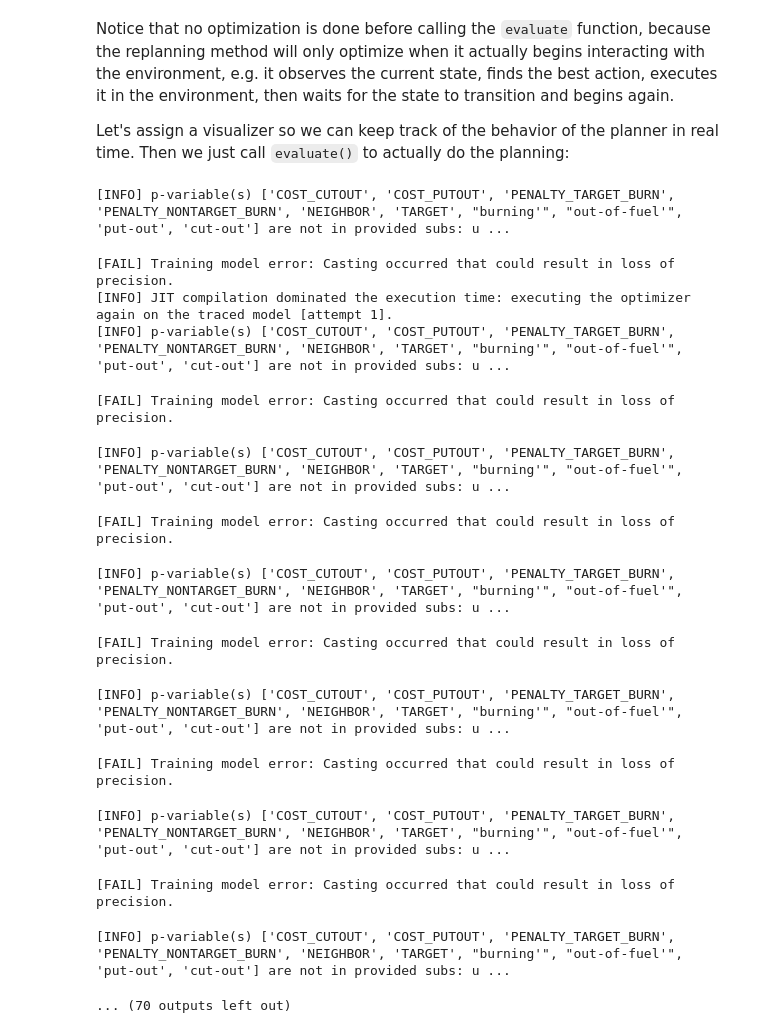
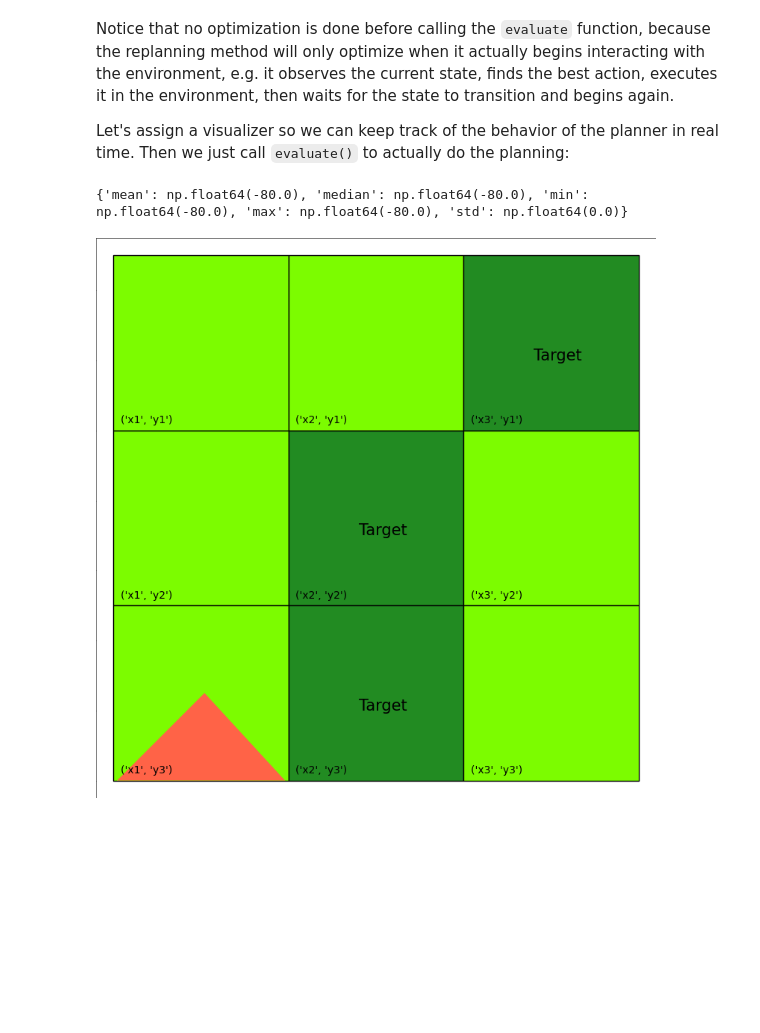
Before and after one commit to pyrddlgym-project/pyRDDLGym, a Jupyter notebook: docs/notebooks/closed_loop_replanning_with_jaxplan.ipynb, the cells around one changed output. Drawn from its saved outputs; the diff is of its cells as text; code cells hidden in the pictures; blank space fills up the shorter version.

```diff
--- a/docs/notebooks/closed_loop_replanning_with_jaxplan.ipynb
+++ b/docs/notebooks/closed_loop_replanning_with_jaxplan.ipynb
@@ -44,4 +45,4 @@ planner_args, _, train_args = load_config_from_string(config)
 We now initialize and run our controller. We will **set ``train_seconds`` to 1 to indicate that we want to optimize for 1 second per decision time step**:
 # %%
 planner = JaxBackpropPlanner(rddl=env.model, **planner_args)
-agent = JaxOnlineController(planner, print_summary=False, train_seconds=1, **train_args)
+agent = JaxOnlineController(planner, print_summary=False, print_progress=False, train_seconds=1, **train_args)
@@ -58,25 +53,12 @@ Let's assign a visualizer so we can keep track of the behavior of the planner in
 # %%
 if not os.path.exists('frames'):
     os.makedirs('frames')
 recorder = MovieGenerator("frames", "wildfire", max_frames=env.horizon)
 env.set_visualizer(viz=None, movie_gen=recorder)
 
-agent.evaluate(env, episodes=1, render=True)
+print(agent.evaluate(env, episodes=1, render=True))
 env.close()
 Image(filename='frames/wildfire_0.gif')
 # %% [output]
-[INFO] p-variable(s) ['COST_CUTOUT', 'COST_PUTOUT', 'PENALTY_TARGET_BURN', 'PENALTY_NONTARGET_BURN', 'NEIGHBOR', 'TARGET', "burning'", "out-of-fuel'", 'put-out', 'cut-out'] are not in provided subs: u ...
+{'mean': np.float64(-80.0), 'median': np.float64(-80.0), 'min': np.float64(-80.0), 'max': np.float64(-80.0), 'std': np.float64(0.0)}
-[FAIL] Training model error: Casting occurred that could result in loss of precision.
-[INFO] JIT compilation dominated the execution time: executing the optimizer again on the traced model [attempt 1].
-[INFO] p-variable(s) ['COST_CUTOUT', 'COST_PUTOUT', 'PENALTY_TARGET_BURN', 'PENALTY_NONTARGET_BURN', 'NEIGHBOR', 'TARGET', "burning'", "out-of-fuel'", 'put-out', 'cut-out'] are not in provided subs: u ...
-[FAIL] Training model error: Casting occurred that could result in loss of precision.
-[INFO] p-variable(s) ['COST_CUTOUT', 'COST_PUTOUT', 'PENALTY_TARGET_BURN', 'PENALTY_NONTARGET_BURN', 'NEIGHBOR', 'TARGET', "burning'", "out-of-fuel'", 'put-out', 'cut-out'] are not in provided subs: u ...
-[FAIL] Training model error: Casting occurred that could result in loss of precision.
-[INFO] p-variable(s) ['COST_CUTOUT', 'COST_PUTOUT', 'PENALTY_TARGET_BURN', 'PENALTY_NONTARGET_BURN', 'NEIGHBOR', 'TARGET', "burning'", "out-of-fuel'", 'put-out', 'cut-out'] are not in provided subs: u ...
-[FAIL] Training model error: Casting occurred that could result in loss of precision.
-[INFO] p-variable(s) ['COST_CUTOUT', 'COST_PUTOUT', 'PENALTY_TARGET_BURN', 'PENALTY_NONTARGET_BURN', 'NEIGHBOR', 'TARGET', "burning'", "out-of-fuel'", 'put-out', 'cut-out'] are not in provided subs: u ...
-[FAIL] Training model error: Casting occurred that could result in loss of precision.
-[INFO] p-variable(s) ['COST_CUTOUT', 'COST_PUTOUT', 'PENALTY_TARGET_BURN', 'PENALTY_NONTARGET_BURN', 'NEIGHBOR', 'TARGET', "burning'", "out-of-fuel'", 'put-out', 'cut-out'] are not in provided subs: u ...
-[FAIL] Training model error: Casting occurred that could result in loss of precision.
-[INFO] p-variable(s) ['COST_CUTOUT', 'COST_PUTOUT', 'PENALTY_TARGET_BURN', 'PENALTY_NONTARGET_BURN', 'NEIGHBOR', 'TARGET', "burning'", "out-of-fuel'", 'put-out', 'cut-out'] are not in provided subs: u ...
-... (70 outputs left out)
+[figure, added]
```
Also changed, not shown: parts of 2 cells of this notebook, 1 other file.
